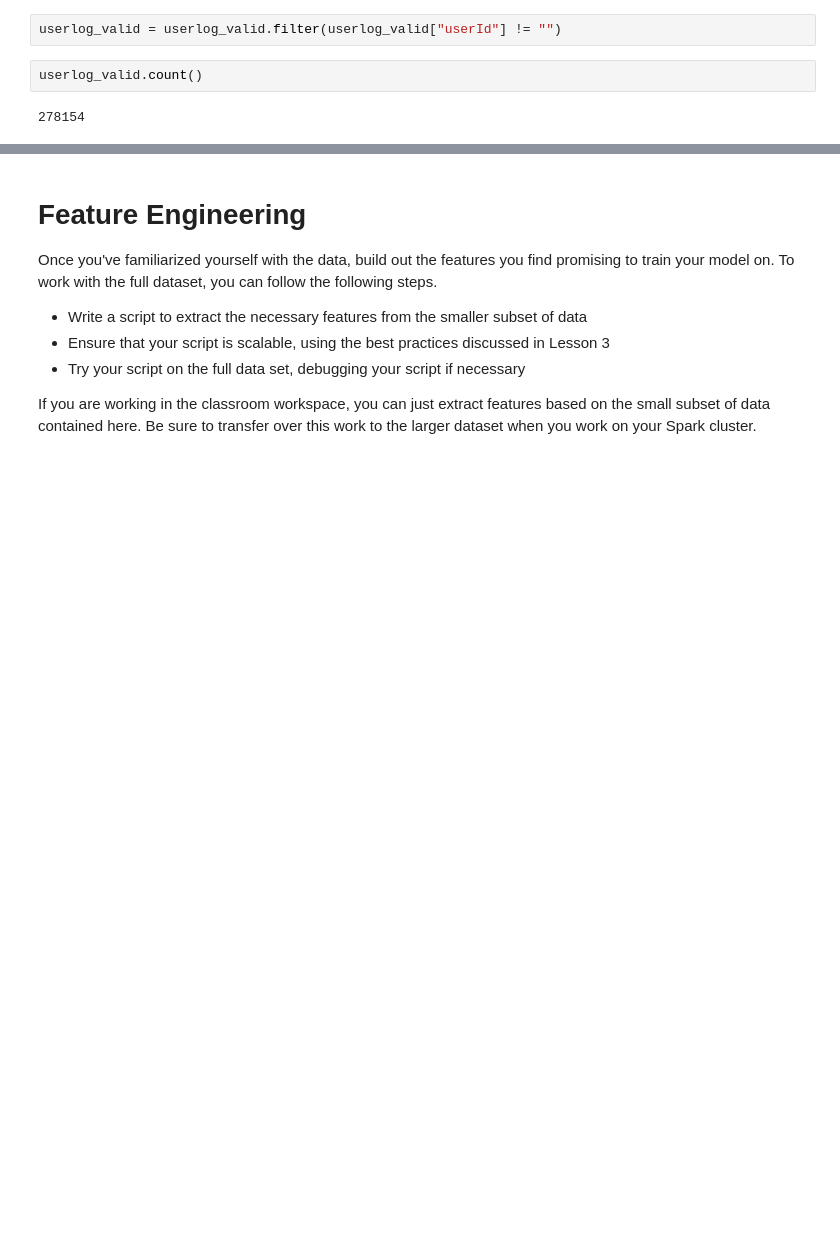
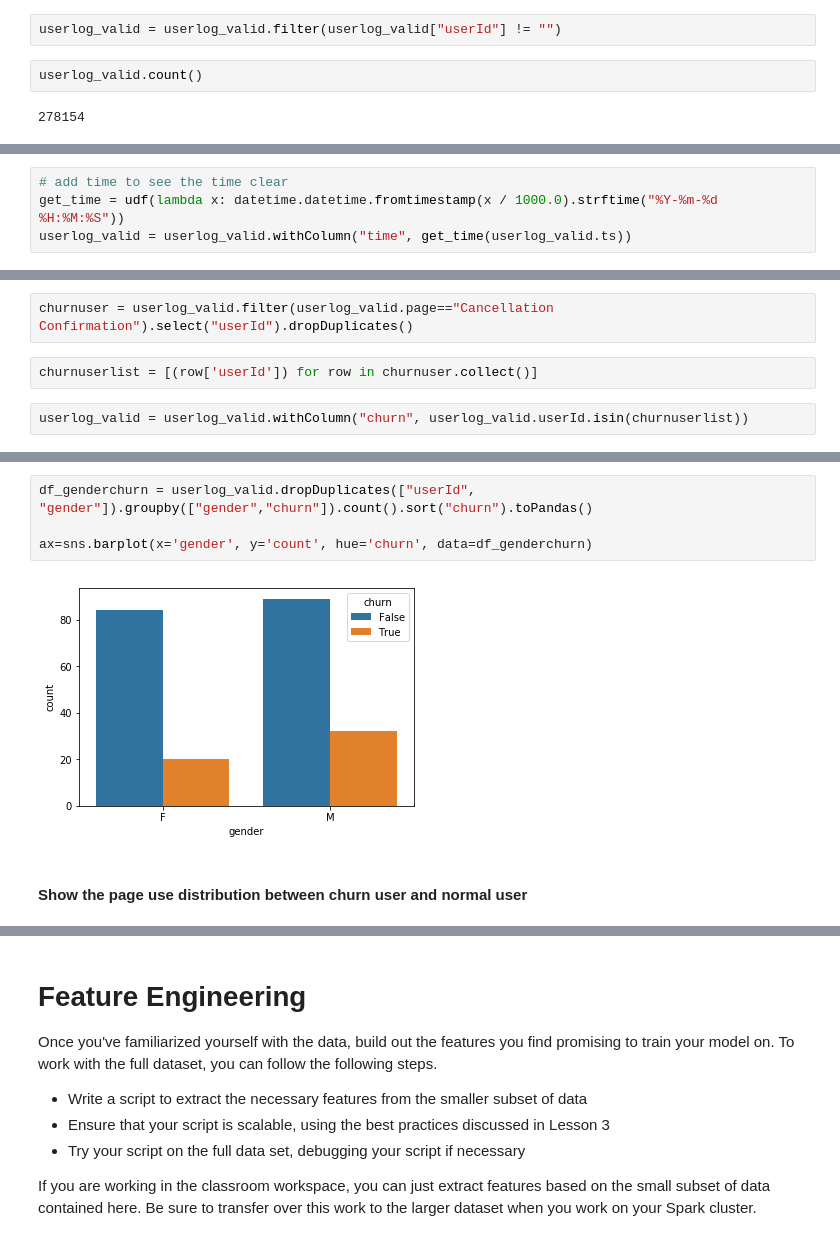
Before and after one commit to ShuangyuandData/SparkprojectSparkify, a Jupyter notebook: Sparkify.ipynb, the cells around one changed output, grey strips where cells are left out. Drawn from its saved outputs; the diff is of its cells as text; blank space fills up the shorter version.

```diff
--- a/Sparkify.ipynb
+++ b/Sparkify.ipynb
@@ -575,0 +218,4 @@ def plot_cnt_by_churn(time):
+# %%
+# add time to see the time clear
+get_time = udf(lambda x: datetime.datetime.fromtimestamp(x / 1000.0).strftime("%Y-%m-%d %H:%M:%S"))
+userlog_valid = userlog_valid.withColumn("time", get_time(userlog_valid.ts))
@@ -575,0 +269,6 @@ def plot_cnt_by_churn(time):
+# %%
+churnuser = userlog_valid.filter(userlog_valid.page=="Cancellation Confirmation").select("userId").dropDuplicates()
+# %%
+churnuserlist = [(row['userId']) for row in churnuser.collect()]
+# %%
+userlog_valid = userlog_valid.withColumn("churn", userlog_valid.userId.isin(churnuserlist))
@@ -575,0 +303,8 @@ def plot_cnt_by_churn(time):
+# %%
+df_genderchurn = userlog_valid.dropDuplicates(["userId", "gender"]).groupby(["gender","churn"]).count().sort("churn").toPandas()
+
+ax=sns.barplot(x='gender', y='count', hue='churn', data=df_genderchurn)
+# %% [output]
+[figure, added]
+# %% [markdown]
+#### Show the page use distribution between churn user and normal user
```
Also changed, not shown: parts of 111 cells of this notebook.
